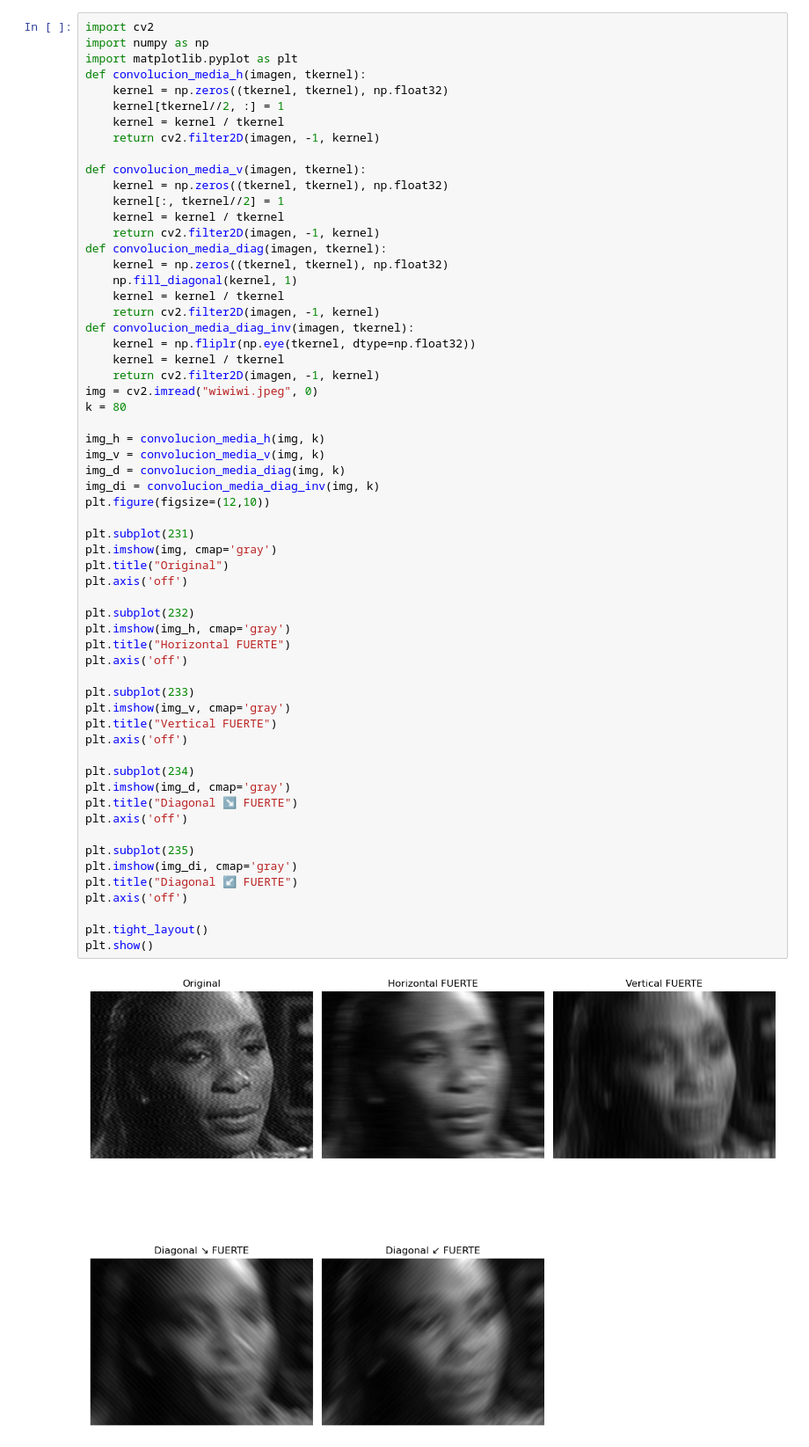
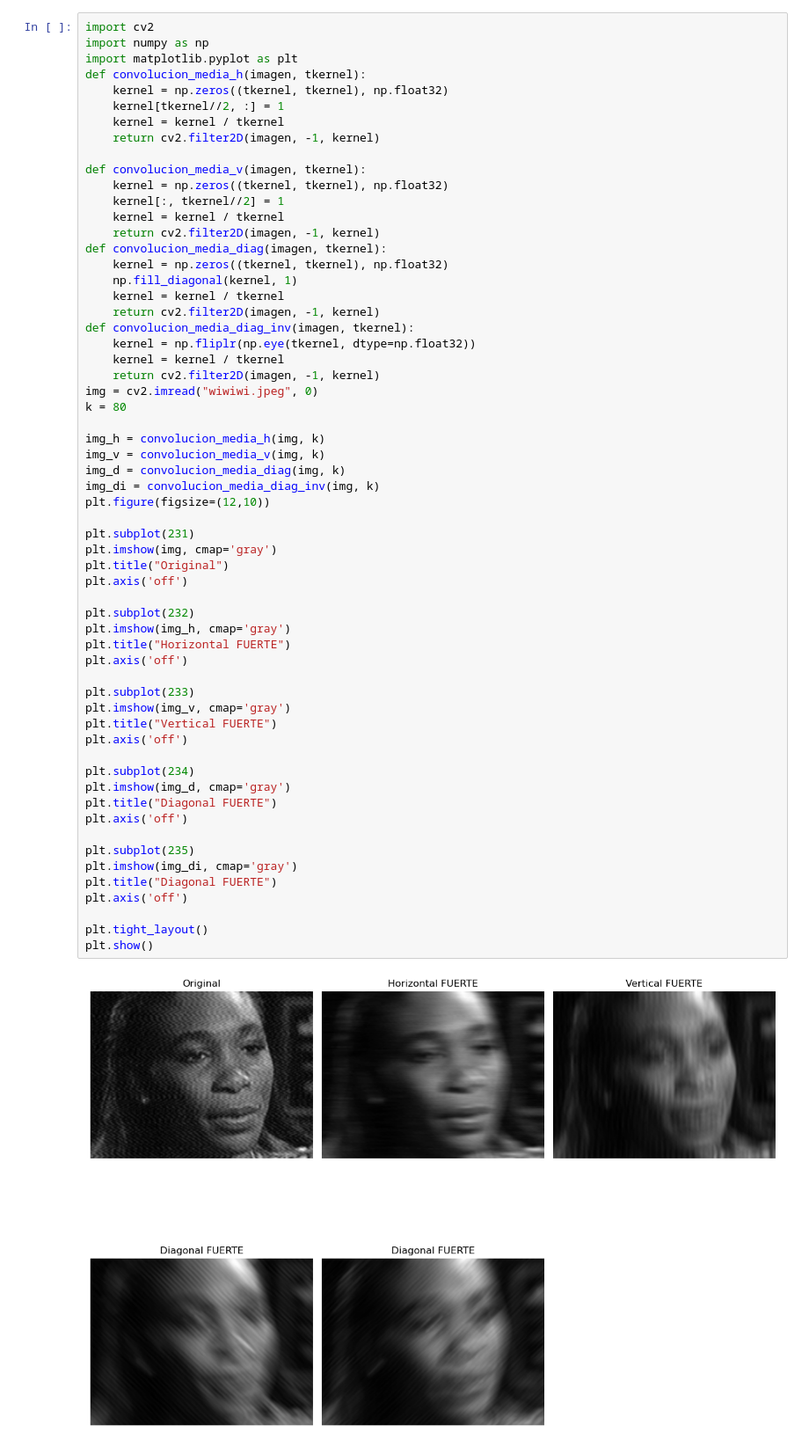
Before and after one commit to 123rafael123/Procesamiento-Digital-de-Imagenes, a Jupyter notebook: tareaDeImagenes/convoluciones.ipynb, the cells around one changed output. Shown at 88% size. Cells and saved outputs as stored; diff of their text form.

```diff
--- a/tareaDeImagenes/convoluciones.ipynb
+++ b/tareaDeImagenes/convoluciones.ipynb
@@ -67,33 +67,33 @@ img_v = convolucion_media_v(img, k)
 img_d = convolucion_media_diag(img, k)
 img_di = convolucion_media_diag_inv(img, k)
 plt.figure(figsize=(12,10))
 
 plt.subplot(231)
 plt.imshow(img, cmap='gray')
 plt.title("Original")
 plt.axis('off')
 
 plt.subplot(232)
 plt.imshow(img_h, cmap='gray')
 plt.title("Horizontal FUERTE")
 plt.axis('off')
 
 plt.subplot(233)
 plt.imshow(img_v, cmap='gray')
 plt.title("Vertical FUERTE")
 plt.axis('off')
 
 plt.subplot(234)
 plt.imshow(img_d, cmap='gray')
-plt.title("Diagonal ↘ FUERTE")
+plt.title("Diagonal FUERTE")
 plt.axis('off')
 
 plt.subplot(235)
 plt.imshow(img_di, cmap='gray')
-plt.title("Diagonal ↙ FUERTE")
+plt.title("Diagonal FUERTE")
 plt.axis('off')
 
 plt.tight_layout()
 plt.show()
 # %% [output]
-[figure, old version]
+[figure, new version]
```
Also changed, not shown: 20 other files.
